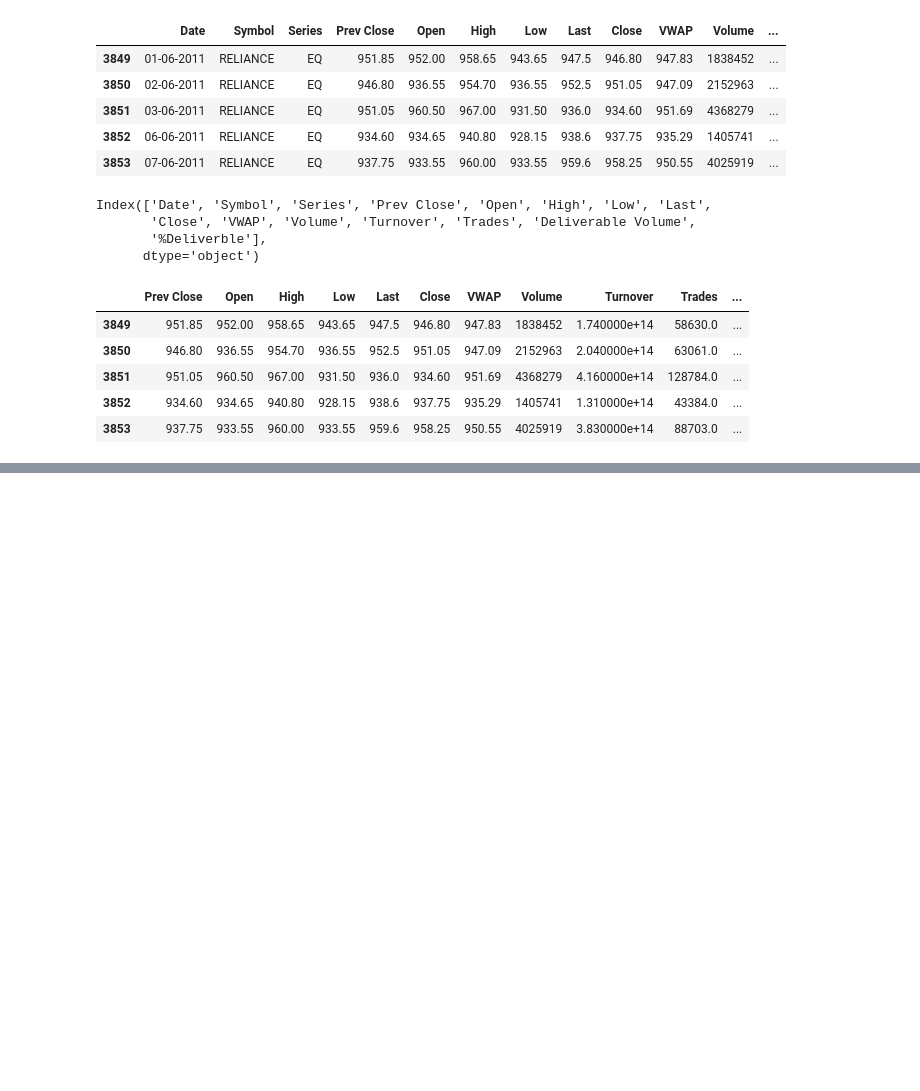
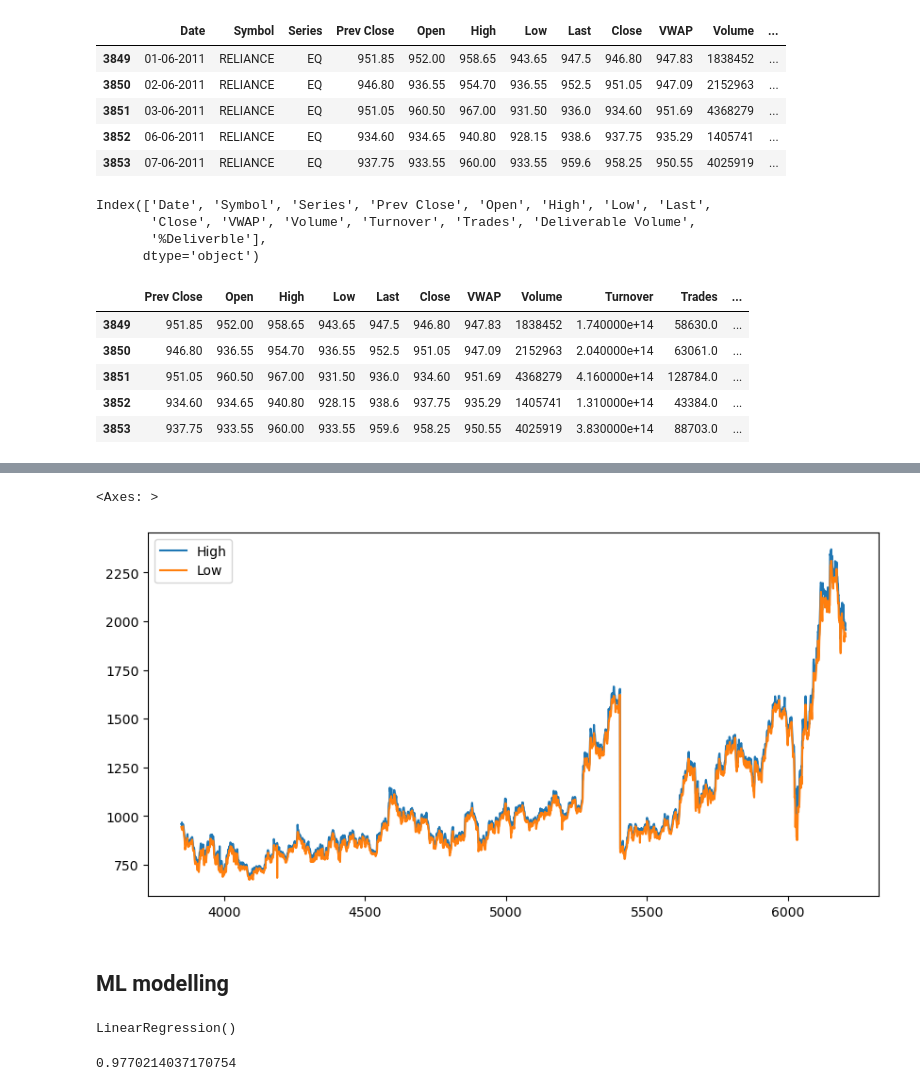
Before and after one commit to Kiash254/DS-ML, a Jupyter notebook: stock_prediction/stock.ipynb, the cells around one changed output, grey strips where cells are left out. Saved outputs shown, nothing was run; the diff lists cells and outputs as text; code cells hidden in the pictures; blank space fills up the shorter version.

Commit message:
Used More than 3 models Decision,linea,logistic,KNN

```diff
--- a/stock_prediction/stock.ipynb
+++ b/stock_prediction/stock.ipynb
@@ -100,0 +135,8 @@ df.info()
+# %%
+#plot a bar grapgh of high vs low
+df[['High','Low']].plot(figsize=(10, 5))
+# %% [output]
+<Axes: >
+[figure, added]
+# %% [markdown]
+## ML modelling
@@ -100,0 +149,11 @@ df.info()
+# %%
+#fit the model
+learner.fit(X_train,Y_train)
+# %% [output]
+LinearRegression()
+# %%
+#check the score and print it
+score=learner.score(X_test,Y_test)
+print(score)
+# %% [output]
+0.9770214037170754
```
Also changed, not shown: parts of 16 cells of this notebook, 1 other file.
